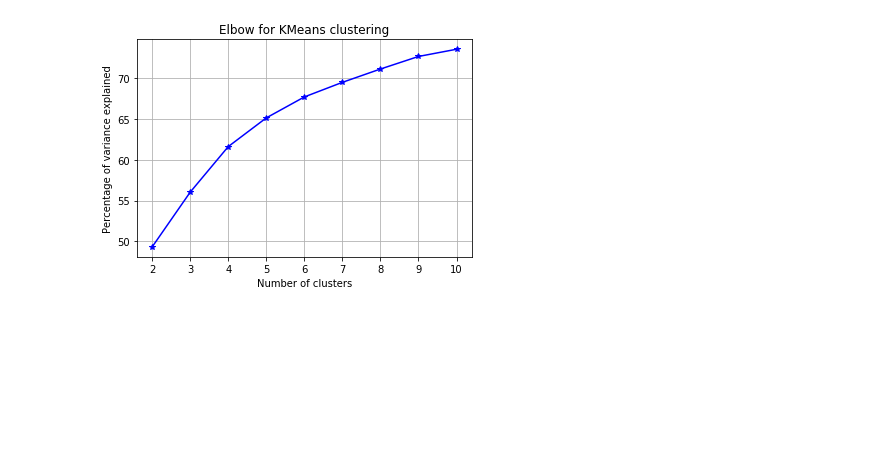
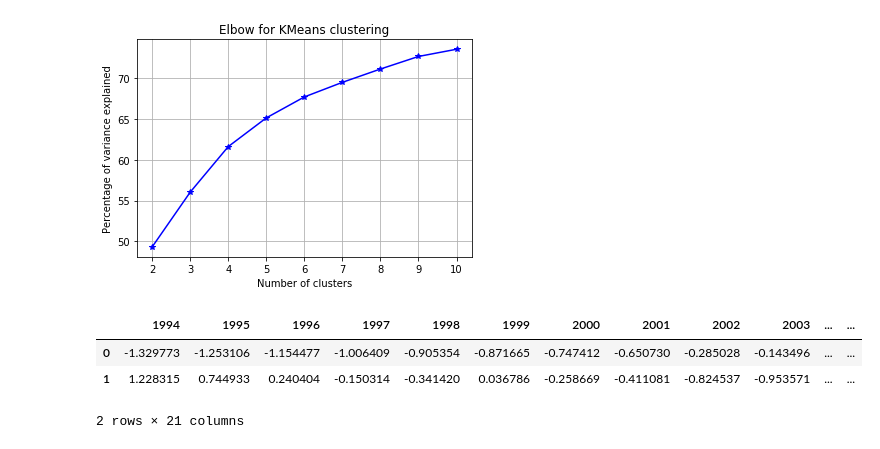
Before and after one commit to charlie-moffett/PUI2017_cm4698, a Jupyter notebook: HW11_cm4698/Assignment1_cm4698.ipynb, the cells around one changed output. Cells and saved outputs as stored; diff of their text form; code cells hidden in the pictures; blank space fills up the shorter version.

```diff
--- a/HW11_cm4698/Assignment1_cm4698.ipynb
+++ b/HW11_cm4698/Assignment1_cm4698.ipynb
@@ -191,0 +205,9 @@ For n_clusters = 10 The average silhouette_score is : 0.150430762634
+# %%
+centersKM = pd.DataFrame(km_res.cluster_centers_)
+centersKM.columns = df_stan.columns[:-2]
+centersKM.head(2)
+# %% [output]
+|  | 1994 | 1995 | 1996 | 1997 | 1998 | 1999 | 2000 | 2001 | 2002 | 2003 | ... | ... |
+| 0 | -1.329773 | -1.253106 | -1.154477 | -1.006409 | -0.905354 | -0.871665 | -0.747412 | -0.650730 | -0.285028 | -0.143496 | ... | ... |
+| 1 | 1.228315 | 0.744933 | 0.240404 | -0.150314 | -0.341420 | 0.036786 | -0.258669 | -0.411081 | -0.824537 | -0.953571 | ... | ... |
+2 rows × 21 columns
```
Also changed, not shown: parts of 10 cells of this notebook.
